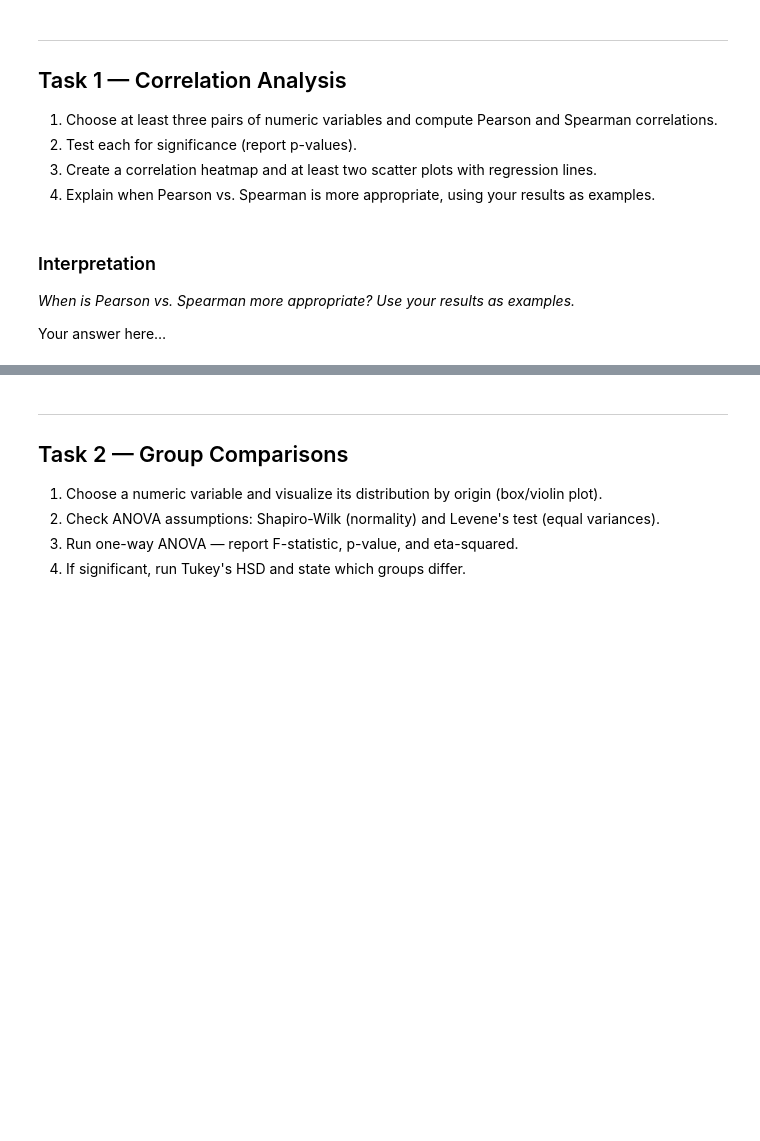
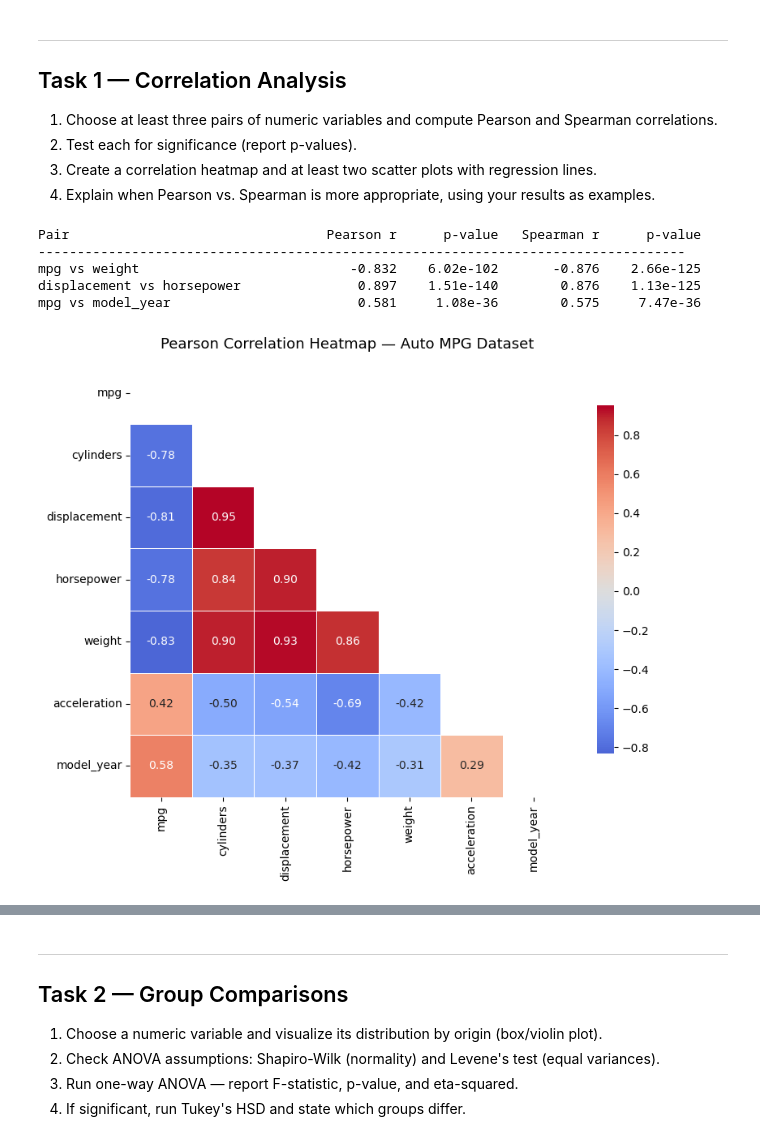
Before and after one commit to Data-AI-IDDA/m3-13-assessment, a Jupyter notebook: m3-13-assessment.ipynb, the cells around one changed output, grey strips where cells are left out. Drawn from its saved outputs; the diff is of its cells as text; code cells hidden in the pictures; blank space fills up the shorter version.

```diff
--- a/m3-13-assessment.ipynb
+++ b/m3-13-assessment.ipynb
@@ -40,6 +53,51 @@ mpg.describe()
-# %% [markdown]
-### Interpretation
-
-*When is Pearson vs. Spearman more appropriate? Use your results as examples.*
-
-Your answer here…
+# %%
+# Correlation coefficients and p-values
+
+pairs = [
+    ("mpg", "weight"),
+    ("displacement", "horsepower"),
+    ("mpg", "model_year")
+]
+
+print(f"{'Pair':<35} {'Pearson r':>10} {'p-value':>12} {'Spearman r':>12} {'p-value':>12}")
+print("-" * 83)
+
+for a, b in pairs:
+    pr, pp = stats.pearsonr(mpg[a], mpg[b])
+    sr, sp = stats.spearmanr(mpg[a], mpg[b])
+    label = f"{a} vs {b}"
+    print(f"{label:<35} {pr:>10.3f} {pp:>12.2e} {sr:>12.3f} {sp:>12.2e}")
+# %% [output]
+Pair                                 Pearson r      p-value   Spearman r      p-value
+-----------------------------------------------------------------------------------
+mpg vs weight                           -0.832    6.02e-102       -0.876    2.66e-125
+displacement vs horsepower               0.897    1.51e-140        0.876    1.13e-125
+mpg vs model_year                        0.581     1.08e-36        0.575     7.47e-36
+# %%
+# Correlation heatmap
+
+numeric_cols = ["mpg", "cylinders", "displacement", "horsepower", "weight", "acceleration", "model_year"]
+
+corr_matrix = mpg[numeric_cols].corr(method="pearson")
+
+fig, ax = plt.subplots(figsize=(9, 7))
+mask = np.triu(np.ones_like(corr_matrix, dtype=bool))  # hide upper triangle
+
+sns.heatmap(
+    corr_matrix,
+    mask=mask,
+    annot=True,
+    fmt=".2f",
+    cmap="coolwarm",
+    center=0,
+    linewidths=0.5,
+    square=True,
+    ax=ax,
+    cbar_kws={"shrink": 0.8}
+)
+
+ax.set_title("Pearson Correlation Heatmap — Auto MPG Dataset", fontsize=13, pad=12)
+plt.tight_layout()
+plt.show()
+# %% [output]
+[figure, added]
```
Also changed, not shown: parts of 32 cells of this notebook.
